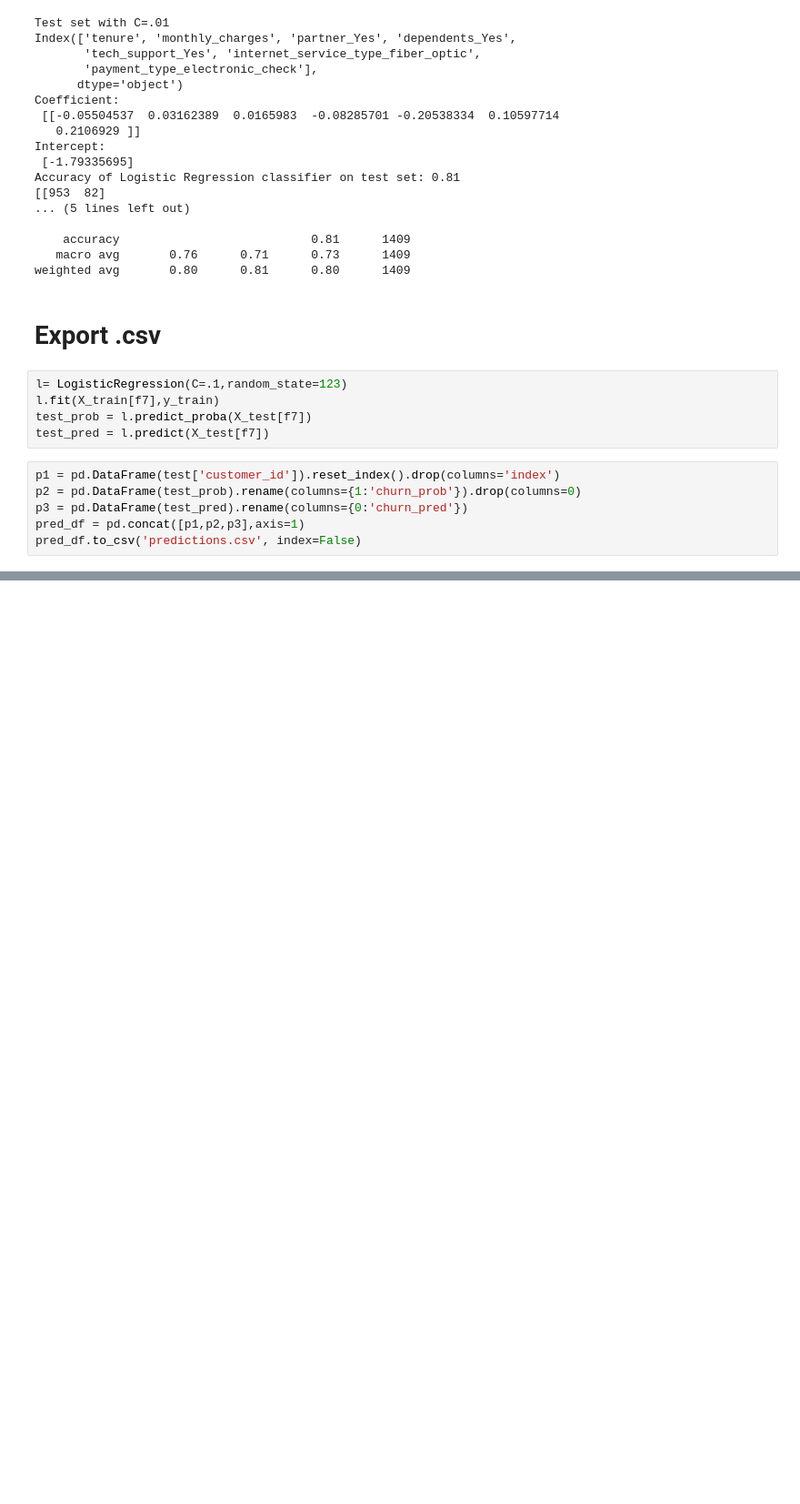
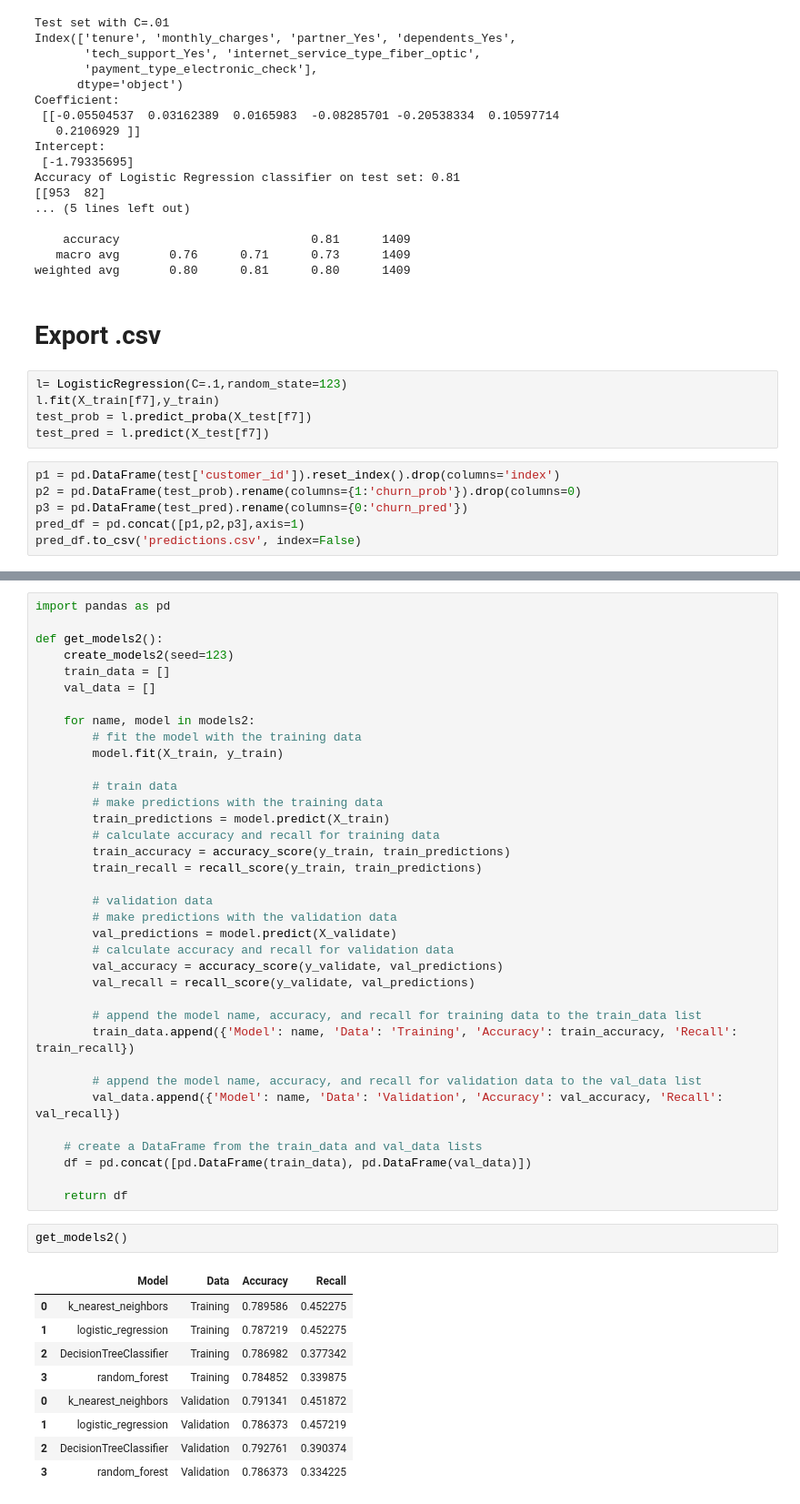
Before and after one commit to scottbarnett97/Telco-Classification-Project, a Jupyter notebook: telco_workbook.ipynb, the cells around one changed output, grey strips where cells are left out. Shown at 91% size. Saved outputs shown, nothing was run; the diff lists cells and outputs as text; blank space fills up the shorter version.

```diff
--- a/telco_workbook.ipynb
+++ b/telco_workbook.ipynb
@@ -1499,0 +1571,48 @@ pred_df.to_csv('predictions.csv', index=False)
+# %%
+import pandas as pd
+
+def get_models2():
+    create_models2(seed=123)
+    train_data = []
+    val_data = []
+
+    for name, model in models2:
+        # fit the model with the training data
+        model.fit(X_train, y_train)
+
+        # train data
+        # make predictions with the training data
+        train_predictions = model.predict(X_train)
+        # calculate accuracy and recall for training data
+        train_accuracy = accuracy_score(y_train, train_predictions)
+        train_recall = recall_score(y_train, train_predictions)
+
+        # validation data
+        # make predictions with the validation data
+        val_predictions = model.predict(X_validate)
+        # calculate accuracy and recall for validation data
+        val_accuracy = accuracy_score(y_validate, val_predictions)
+        val_recall = recall_score(y_validate, val_predictions)
+
+        # append the model name, accuracy, and recall for training data to the train_data list
+        train_data.append({'Model': name, 'Data': 'Training', 'Accuracy': train_accuracy, 'Recall': train_recall})
+
+        # append the model name, accuracy, and recall for validation data to the val_data list
+        val_data.append({'Model': name, 'Data': 'Validation', 'Accuracy': val_accuracy, 'Recall': val_recall})
+
+    # create a DataFrame from the train_data and val_data lists
+    df = pd.concat([pd.DataFrame(train_data), pd.DataFrame(val_data)])
+
+    return df
+# %%
+get_models2()
+# %% [output]
+|  | Model | Data | Accuracy | Recall |
+| 0 | k_nearest_neighbors | Training | 0.789586 | 0.452275 |
+| 1 | logistic_regression | Training | 0.787219 | 0.452275 |
+| 2 | DecisionTreeClassifier | Training | 0.786982 | 0.377342 |
+| 3 | random_forest | Training | 0.784852 | 0.339875 |
+| 0 | k_nearest_neighbors | Validation | 0.791341 | 0.451872 |
+| 1 | logistic_regression | Validation | 0.786373 | 0.457219 |
+| 2 | DecisionTreeClassifier | Validation | 0.792761 | 0.390374 |
+| 3 | random_forest | Validation | 0.786373 | 0.334225 |
```
Also changed, not shown: parts of 24 cells of this notebook, 4 other files.
